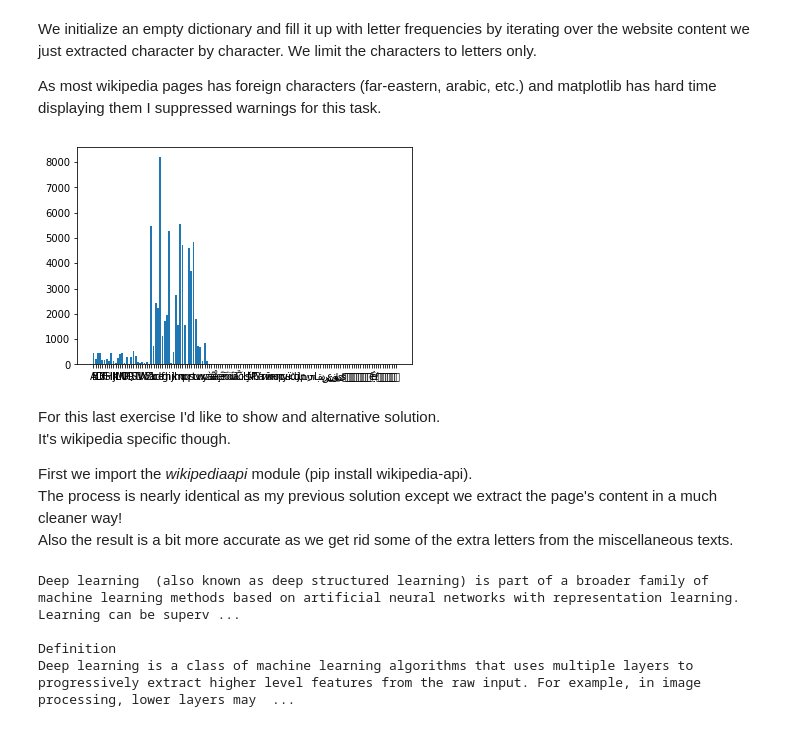
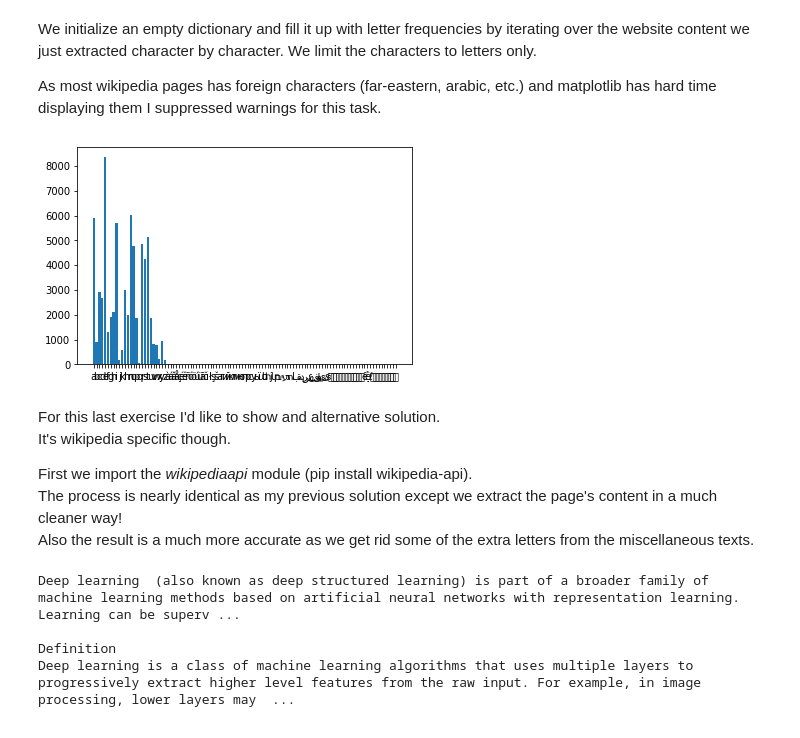
Before and after one commit to SonOf1998/ProblemSet1, a Jupyter notebook: problem1.ipynb, the cells around one changed output. Saved outputs shown, nothing was run; the diff lists cells and outputs as text; code cells hidden in the pictures.

```diff
--- a/problem1.ipynb
+++ b/problem1.ipynb
@@ -181,30 +222,32 @@ As most wikipedia pages has foreign characters (far-eastern, arabic, etc.) and m
 # %%
 import warnings
 warnings.filterwarnings("ignore")
 
 letter_frequencies = {}
 
 for char in website_content:
     if str.isalpha(char):
+        char = char.lower()
+
         if char in letter_frequencies:
             letter_frequencies[char] += 1
         else:
             letter_frequencies[char] = 1
 
 
 letter_frequencies = dict(sorted(letter_frequencies.items()))
 
 plt.bar(letter_frequencies.keys(), letter_frequencies.values())
 plt.show()
 # %% [output]
-[figure, old version]
+[figure, new version]
 # %% [markdown]
 For this last exercise I'd like to show and alternative solution.
 It's wikipedia specific though.
 
 First we import the *wikipediaapi* module (pip install wikipedia-api).
 The process is nearly identical as my previous solution except we extract the page's content in a much cleaner way!
-Also the result is a bit more accurate as we get rid some of the extra letters from the miscellaneous texts.
+Also the result is a much more accurate as we get rid some of the extra letters from the miscellaneous texts.
 # %%
 import wikipediaapi
 
```
Also changed, not shown: parts of 16 cells of this notebook.
